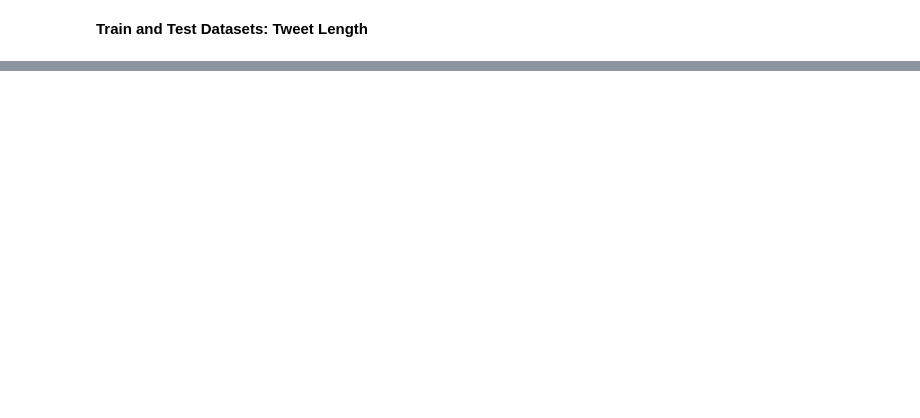
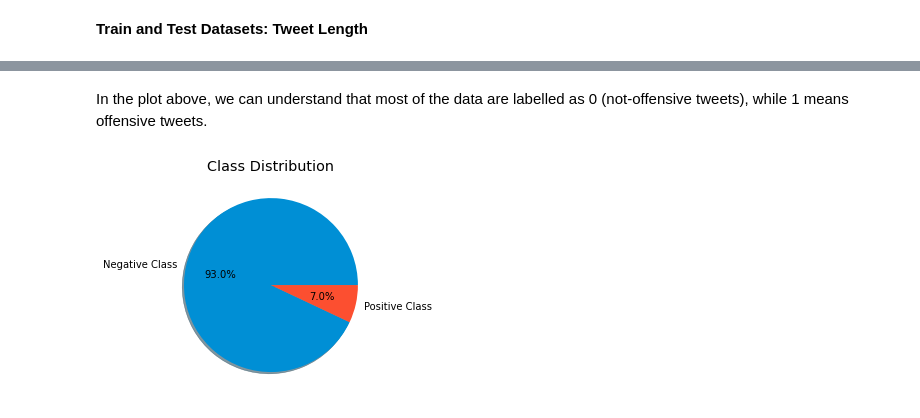
Before and after one commit to mohitmishra786/ML-and-DL, a Jupyter notebook: Natural-Language-Processing/Hate Speech Detection/Data Exploration.ipynb, the cells around one changed output, grey strips where cells are left out. Cells and saved outputs as stored; diff of their text form; code cells hidden in the pictures; blank space fills up the shorter version.

Commit message:
Updated Data Exploration

```diff
--- a/Natural-Language-Processing/Hate Speech Detection/Data Exploration.ipynb
+++ b/Natural-Language-Processing/Hate Speech Detection/Data Exploration.ipynb
@@ -126,0 +228,11 @@ test.describe()
+# %% [markdown]
+In the plot above, we can understand that most of the data are labelled as 0 (not-offensive tweets), while 1 means offensive tweets.
+# %%
+# frequency plot of classes using pie plot
+
+chat_data = train['label'].value_counts()
+plt.pie(chat_data, autopct='%1.1f%%', shadow=True,labels=['Negative Class','Positive Class'])
+plt.title('Class Distribution');
+plt.show()
+# %% [output]
+[figure, added]
```
Also changed, not shown: parts of 62 cells of this notebook.
